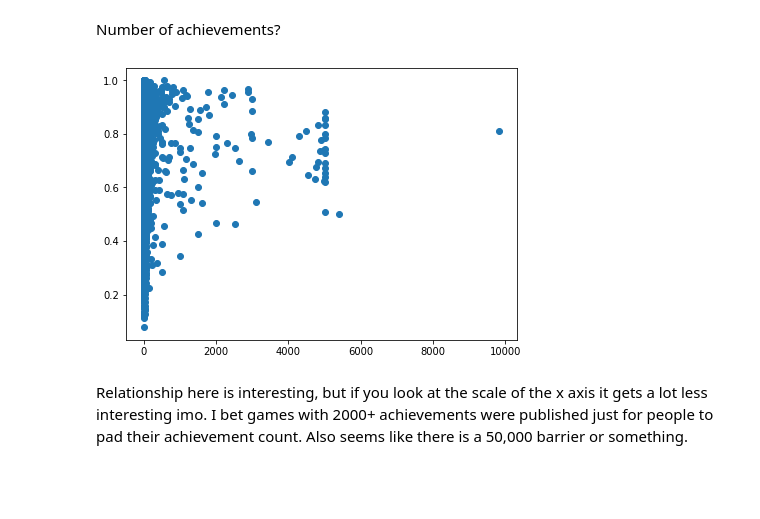
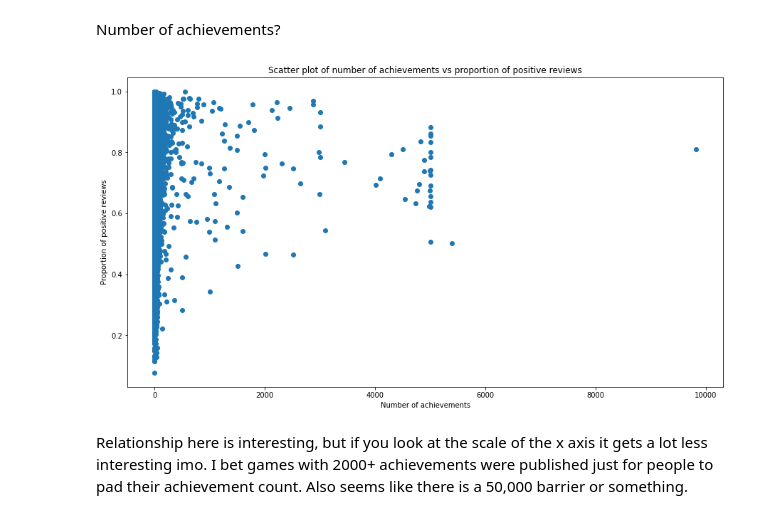
Before and after one commit to PokoNut/CMSC320FinalProject, a Jupyter notebook: final.ipynb, the cells around one changed output. Saved outputs shown, nothing was run; the diff lists cells and outputs as text; code cells hidden in the pictures; blank space fills up the shorter version.

```diff
--- a/final.ipynb
+++ b/final.ipynb
@@ -214,7 +214,7 @@ def get_price(row):
     if np.isnan(row['price_overview initial']) and row['is_free']:
         return 0
     else:
-        return row['price_overview initial']
+        return row['price_overview initial'] / 100.0
 # %% [markdown]
 We apply this function to the price_overview initial column, and rename the column to just price for the sake of brevity.
 # %%
@@ -315,11 +334,14 @@ I guess if we're talking about "worth buying" then we can frame metacritic score
 # %% [markdown]
 Number of achievements?
 # %%
-fig, ax = plt.subplots(figsize=(7,5))
+fig, ax = plt.subplots(figsize=(15,8))
 ax.scatter(prop_df['achievements total'], prop_df['positive_proportion'])
+ax.set_title("Scatter plot of number of achievements vs proportion of positive reviews")
+ax.set_xlabel("Number of achievements")
+ax.set_ylabel("Proportion of positive reviews")
 pass
 # %% [output]
-[figure, old version]
+[figure, new version]
 # %% [markdown]
 Relationship here is interesting, but if you look at the scale of the x axis it gets a lot less interesting imo. I bet games with 2000+ achievements were published just for people to pad their achievement count. Also seems like there is a 50,000 barrier or something.
 # %% [markdown]
```
Also changed, not shown: parts of 27 cells of this notebook.
